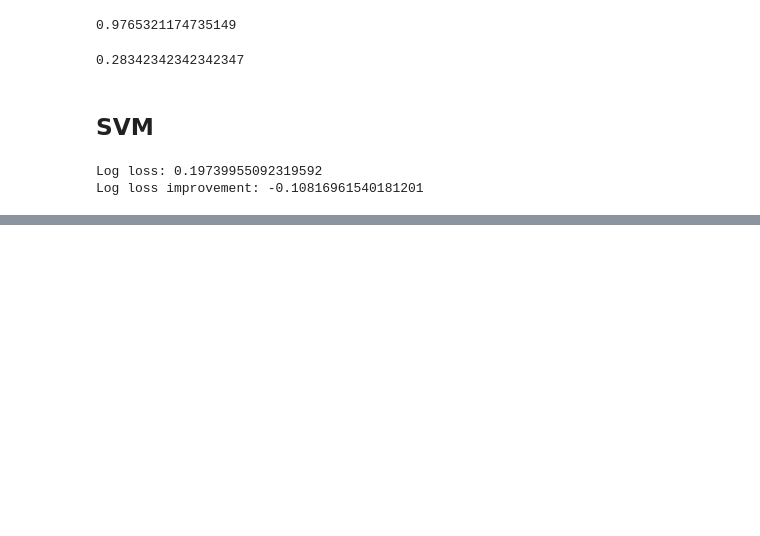
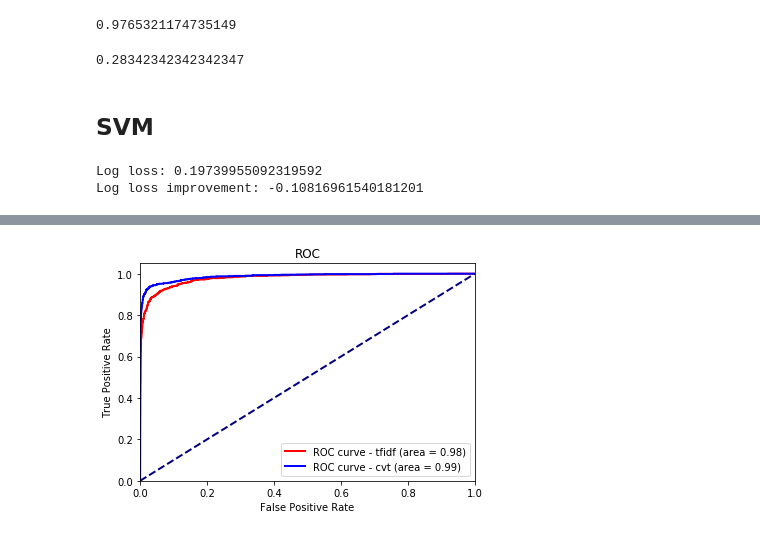
Before and after one commit to AkiraOkuno/Fake_News, a Jupyter notebook: Classification/NLP_TitleClassifier.ipynb, the cells around one changed output, grey strips where cells are left out. Drawn from its saved outputs; the diff is of its cells as text; code cells hidden in the pictures; blank space fills up the shorter version.

```diff
--- a/Classification/NLP_TitleClassifier.ipynb
+++ b/Classification/NLP_TitleClassifier.ipynb
@@ -401,0 +519,21 @@ Log loss improvement: -0.10816961540181201
+# %%
+fpr_tfidf, tpr_tfidf, thresholds_tfidf = roc_curve(Ytest, y_pred_tfidf)
+# %%
+roc_auc_tfidf = auc(fpr_tfidf, tpr_tfidf)
+# %%
+plt.figure()
+lw = 2
+plt.plot(fpr_tfidf, tpr_tfidf, color='red',
+         lw=lw, label='ROC curve - tfidf (area = %0.2f)' % roc_auc_tfidf)
+plt.plot(fpr_cvt, tpr_cvt, color='blue',
+         lw=lw, label='ROC curve - cvt (area = %0.2f)' % roc_auc_cvt)
+plt.plot([0, 1], [0, 1], color='navy', lw=lw, linestyle='--')
+plt.xlim([0.0, 1.0])
+plt.ylim([0.0, 1.05])
+plt.xlabel('False Positive Rate')
+plt.ylabel('True Positive Rate')
+plt.title('ROC')
+plt.legend(loc="lower right")
+plt.show()
+# %% [output]
+[figure, added]
```
Also changed, not shown: parts of 19 cells of this notebook.
